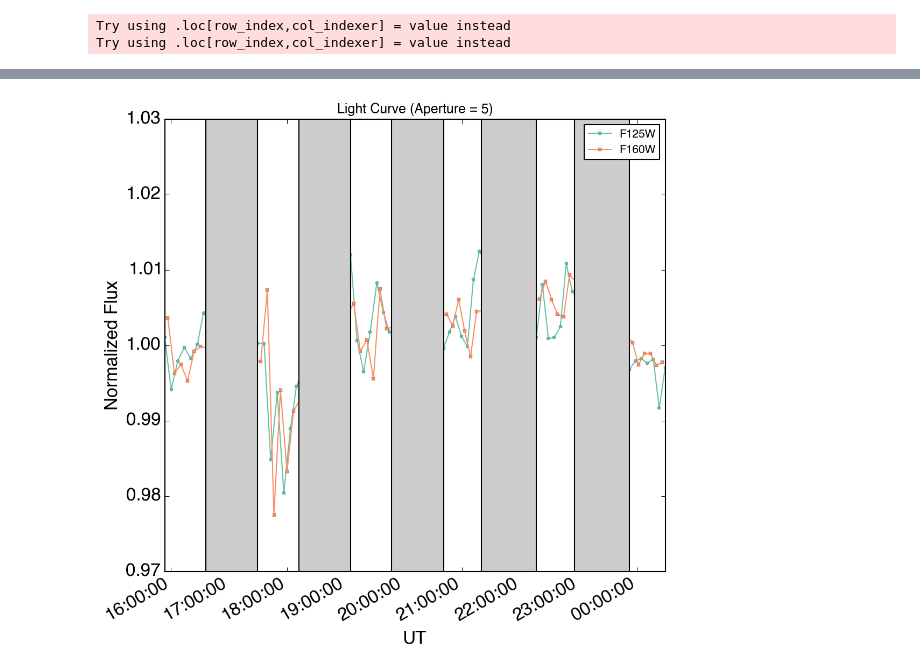
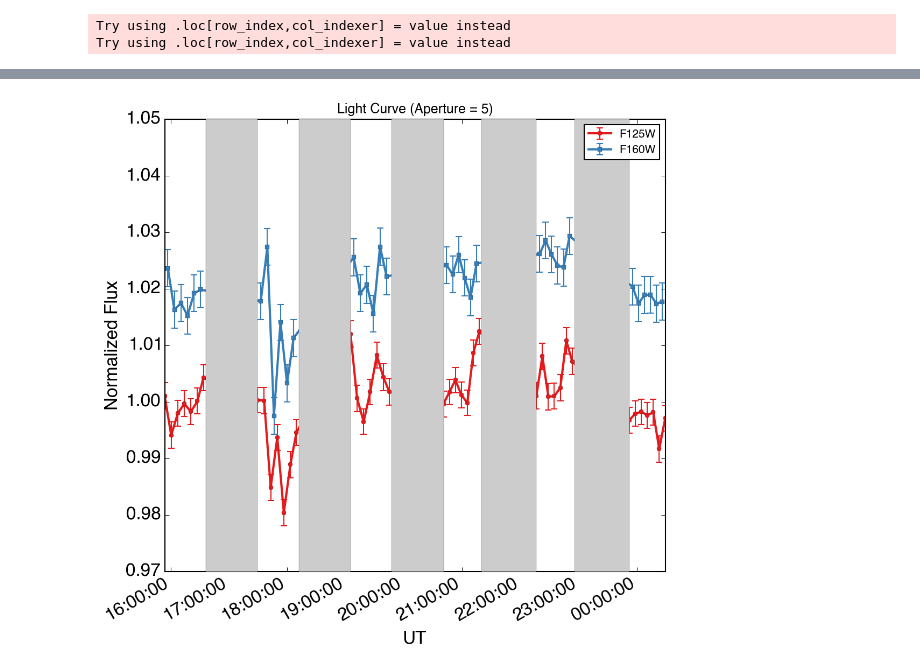
Before and after one commit to YifZhou/Exoplanet-Patchy-Clouds, a Jupyter notebook: aperturePhot/plotLightCurve.ipynb, the cells around one changed output, grey strips where cells are left out. Drawn from its saved outputs; the diff is of its cells as text; code cells hidden in the pictures.

```diff
--- a/aperturePhot/plotLightCurve.ipynb
+++ b/aperturePhot/plotLightCurve.ipynb
@@ -100,4 +100,5 @@ f160Info.to_csv('f160info.csv', index = False)
 # %%
 f125flux, f125err = np.loadtxt('Flux125_Dec01.dat', unpack = True)
 f160flux, f160err = np.loadtxt('Flux160_Dec01.dat', unpack = True)
-print f125flux, f160flux
+f125err = f125err/f125flux
+f160err = f160err/f160flux
@@ -115,17 +105,24 @@ print f125flux, f160flux
 # %%
 fig = plt.figure(figsize = (8,8))
 ax = fig.add_subplot(111)
 trans = mtransforms.blended_transform_factory(ax.transData, ax.transAxes)
-ax.plot(f125Info.index, f125flux/f125flux.mean(), marker = 'o', label = 'F125W', ms = 3)
-ax.plot(f160Info.index, f160flux/f160flux.mean(), marker = 's', label = 'F160W', ms = 3)
+#lc1, = ax.plot(f125Info.index, f125flux/f125flux.mean(), marker = 'o', label = 'F125W', ms = 3)
+#lc2, = ax.plot(f160Info.index, f160flux/f160flux.mean(), marker = 's', label = 'F160W', ms = 3)
+#ax.fill_between(f125Info.index, f125flux/f125flux.mean() - f125err, f125flux/f125flux.mean() + f125err, facecolor = lc1.get_color(), alpha = 0.5)
+#ax.fill_between(f160Info.index, f160flux/f160flux.mean() - f160err, f160flux/f160flux.mean() + f160err, facecolor = lc2.get_color(), alpha = 0.5)
+#ax.fill_between(f160Info.index, f160flux/f160flux.mean(), yerr = f160err)
+ax.errorbar(f125Info.index, f125flux/f125flux.mean(), f125err, marker = 'o', ms = 4, label = 'F125W',
+            capthick = 1, elinewidth = 1, lw = 2)
+ax.errorbar(f160Info.index, f160flux/f160flux.mean() + 0.02, f160err, marker = 's', ms = 4, label = 'F160W',
+            capthick = 1, elinewidth = 1, lw = 2)
 for time_int in time_interval:
-    ax.fill_between(time_int, 0, 1, transform = trans, facecolor = '0.8', zorder = 5)
-ax.set_ylim([0.97, 1.03])
+    ax.fill_between(time_int, 0, 1, transform = trans, facecolor = '0.8', zorder = 5, lw = 0.1)
+ax.set_ylim([0.97, 1.05])
 ax.legend(loc = 'best')
 ax.set_xlabel('UT')
 ax.set_ylabel('Normalized Flux')
 ax.set_title('Light Curve (Aperture = 5)')
 fig.autofmt_xdate()
-#plt.savefig('relativefluxcurve_aper_05.pdf')
+plt.savefig('relativefluxcurve_aper_05_Dec7.pdf')
 # %% [output]
-[figure, old version]
+[figure, new version]
```
Also changed, not shown: parts of 3 cells of this notebook, 14 other files.
